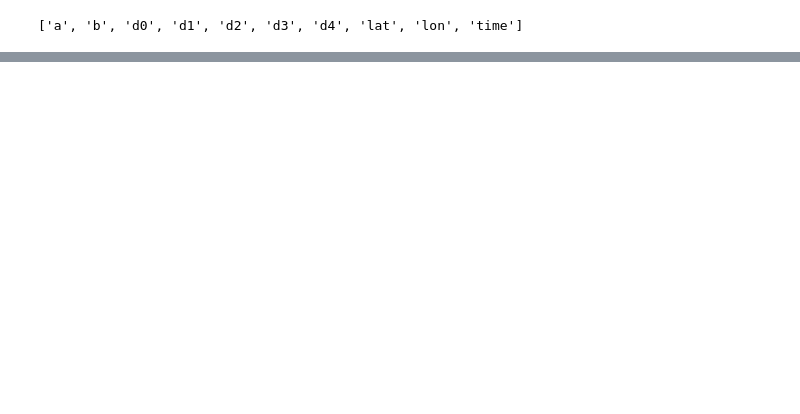
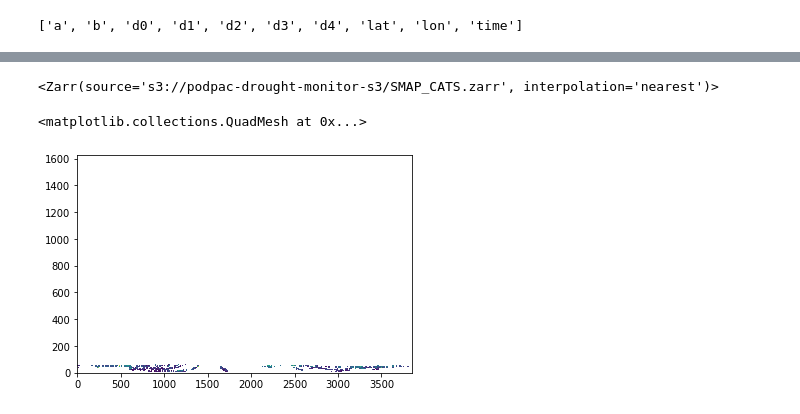
Before and after one commit to creare-com/podpac-drought-monitor, a Jupyter notebook: notebooks/new/CalcDroughtCategoriesParallel.ipynb, the cells around one changed output, grey strips where cells are left out. Saved outputs shown, nothing was run; the diff lists cells and outputs as text; code cells hidden in the pictures; blank space fills up the shorter version.

```diff
--- a/notebooks/new/CalcDroughtCategoriesParallel.ipynb
+++ b/notebooks/new/CalcDroughtCategoriesParallel.ipynb
@@ -198,0 +239,16 @@ Coordinates (EPSG:4326)
+# %%
+settings = {
+    "FUNCTION_NAME": "podpac-drought-monitor-lambda-compute-stats",
+    "S3_BUCKET_NAME": "podpac-drought-monitor-s3",
+    "FUNCTION_ROLE_NAME": "podpac-drought-monitor-role",
+    "MULTITHREADING": True,
+    "N_THREADS": 64,
+    "AWS_ACCESS_KEY_ID": podpac.settings["AWS_ACCESS_KEY_ID"],
+    "AWS_SECRET_ACCESS_KEY": podpac.settings["AWS_SECRET_ACCESS_KEY"],
+    "AWS_REGION_NAME": podpac.settings["AWS_REGION_NAME"],
+    "AWS_BUDGET_AMOUNT": 100,
+    "AWS_BUDGET_EMAIL": podpac.settings["AWS_BUDGET_EMAIL"],
+    "FUNCTION_DEPENDENCIES_KEY": "podpac_deps.zip",
+}
+podpac.settings.update(settings)
+# settings
@@ -198,0 +521,16 @@ Coordinates (EPSG:4326)
+# %%
+settings = {
+    "FUNCTION_NAME": "podpac-drought-monitor-lambda-compute-stats",
+    "S3_BUCKET_NAME": "podpac-drought-monitor-s3",
+    "FUNCTION_ROLE_NAME": "podpac-drought-monitor-role",
+    "MULTITHREADING": True,
+    "N_THREADS": 64,
+    "AWS_ACCESS_KEY_ID": podpac.settings["AWS_ACCESS_KEY_ID"],
+    "AWS_SECRET_ACCESS_KEY": podpac.settings["AWS_SECRET_ACCESS_KEY"],
+    "AWS_REGION_NAME": podpac.settings["AWS_REGION_NAME"],
+    "AWS_BUDGET_AMOUNT": 100,
+    "AWS_BUDGET_EMAIL": podpac.settings["AWS_BUDGET_EMAIL"],
+    "FUNCTION_DEPENDENCIES_KEY": "podpac_deps.zip",
+}
+podpac.settings.update(settings)
+# settings
@@ -198,0 +619,15 @@ Coordinates (EPSG:4326)
+# %%
+# Check the results
+cats = podpac.data.Zarr(
+    source=r's3://podpac-drought-monitor-s3/SMAP_CATS.zarr',
+)
+cats
+# %% [output]
+<Zarr(source='s3://podpac-drought-monitor-s3/SMAP_CATS.zarr', interpolation='nearest')>
+# %%
+d0 = cats.dataset['d0'][:, :, 128]
+# %%
+pcolormesh(d0)
+# %% [output]
+<matplotlib.collections.QuadMesh at 0x...>
+[figure, added]
```
Also changed, not shown: parts of 68 cells of this notebook, 2 other files.
